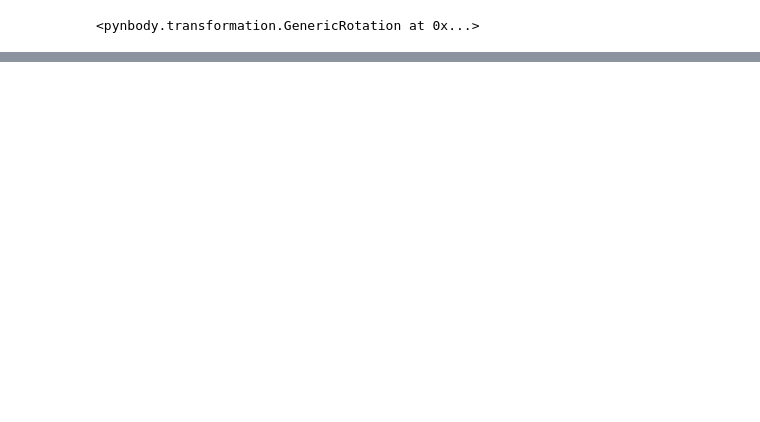
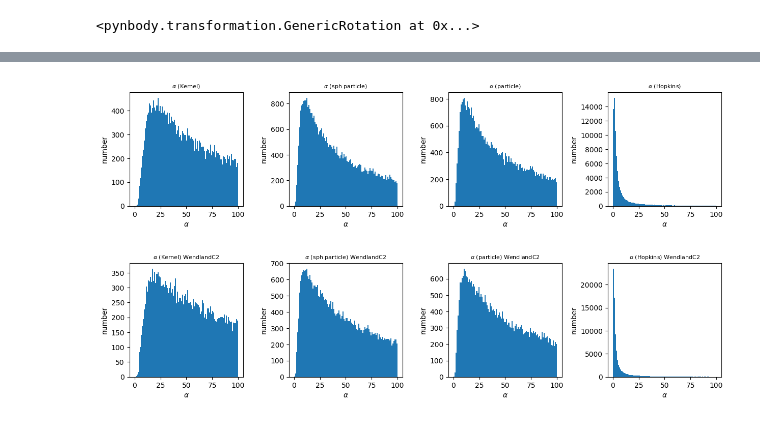
Before and after one commit to Evafranck/star_formation, a Jupyter notebook: star_formation_neu.ipynb, the cells around one changed output, grey strips where cells are left out. Cells and saved outputs as stored; diff of their text form; code cells hidden in the pictures; blank space fills up the shorter version.

```diff
--- a/star_formation_neu.ipynb
+++ b/star_formation_neu.ipynb
@@ -422,0 +225,20 @@ for n in range(3, 4):
+# %%
+
+# unpickling
+with open('W_50.pkl', 'rb') as W_50_pickle:
+    rho_W_50 = pickle.load(W_50_pickle) #überall variablen namen geben
+    vdiv_W_50 = pickle.load(W_50_pickle)
+    vcurl_W_50 = pickle.load(W_50_pickle)
+    sphmass_W_50 = pickle.load(W_50_pickle)
+    vcurl2_W_50 = pickle.load(W_50_pickle)
+    vdisp_W_50 = pickle.load(W_50_pickle)
+    mass_W_50 = pickle.load(W_50_pickle)
+    smooth_W_50 = pickle.load(W_50_pickle)
+    radius_W_50 = pickle.load(W_50_pickle)
+    radius2_W_50 = pickle.load(W_50_pickle)
+    radius3_W_50 = pickle.load(W_50_pickle)
+    alpha_W_50 = pickle.load(W_50_pickle)
+    alpha2_W_50 = pickle.load(W_50_pickle)
+    alpha3_W_50 = pickle.load(W_50_pickle)
+    alpha4_W_50 = pickle.load(W_50_pickle)
+    eff_W_50 = pickle.load(W_50_pickle)
@@ -422,0 +305,23 @@ for n in range(3, 4):
+# %%
+alpha = [alpha_CS_50, alpha2_CS_50, alpha3_CS_50, alpha4_CS_50, alpha_W_50, alpha2_W_50, alpha3_W_50, alpha4_W_50]
+title = ['(Kernel)', '(sph particle)', '(particle)', '(Hopkins)']
+fig = plt.figure(figsize = (15,8))
+gs0 = gd.GridSpec(2, 4, figure=fig, wspace = 0.4)
+
+for n in range(4):
+    ax = fig.add_subplot(gs0[n])
+    ax.hist(alpha[n], bins = 100, range = (0,100))
+    ax.set_title(r'$\alpha$ ' + title[n], wrap = True, fontsize = 8)
+    ax.set_xlabel(r'$\alpha$')
+    ax.set_ylabel('number')
+    ax.set_aspect(1./ax.get_data_ratio())
+
+for n in range(4,8):
+    ax = fig.add_subplot(gs0[n])
+    ax.hist(alpha[n], bins = 100, range = (0,100))
+    ax.set_title(r'$\alpha$ ' + title[n-4] + ' WendlandC2', wrap = True, fontsize = 8)
+    ax.set_xlabel(r'$\alpha$')
+    ax.set_ylabel('number')
+    ax.set_aspect(1./ax.get_data_ratio())
+# %% [output]
+[figure, added]
```
Also changed, not shown: parts of 19 cells of this notebook.
